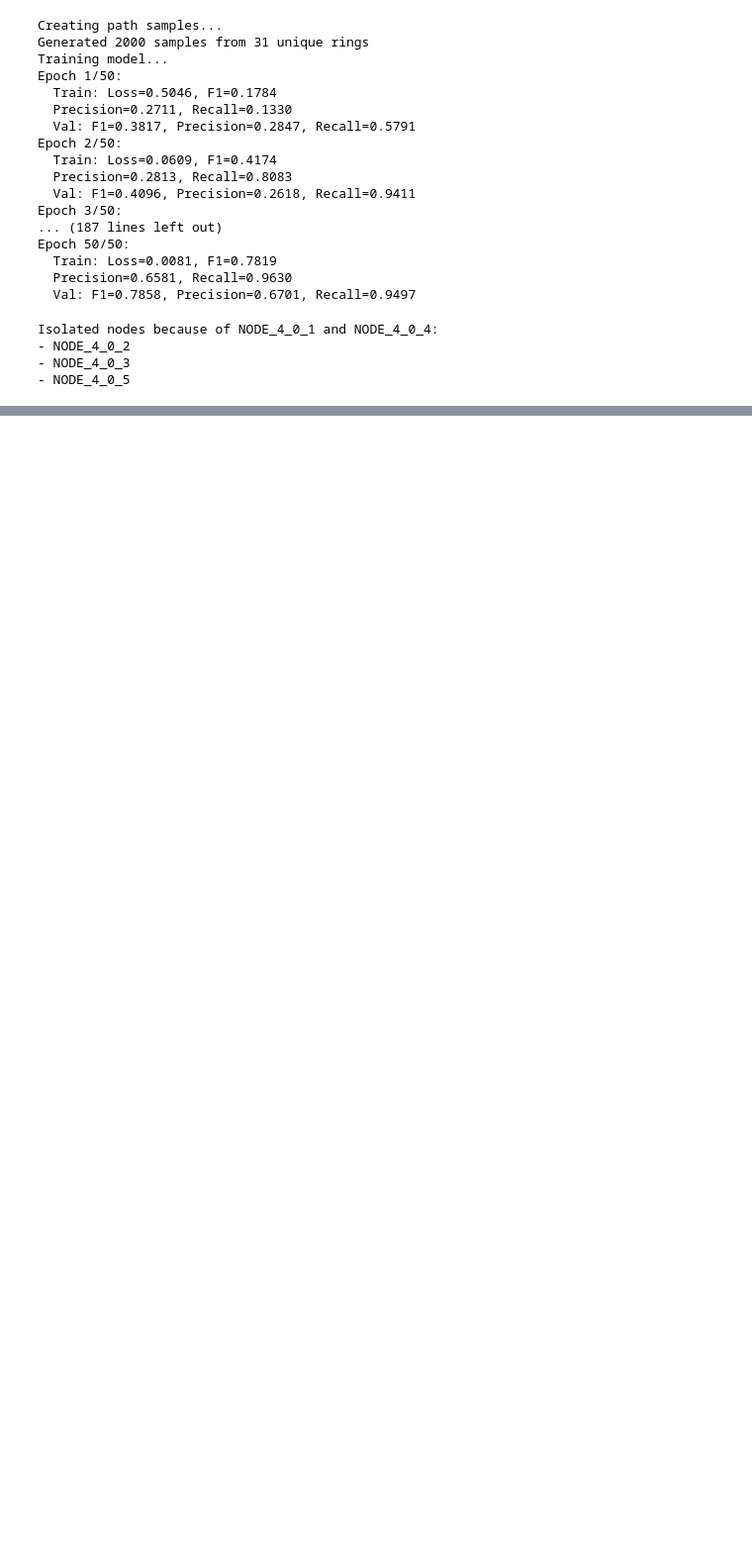
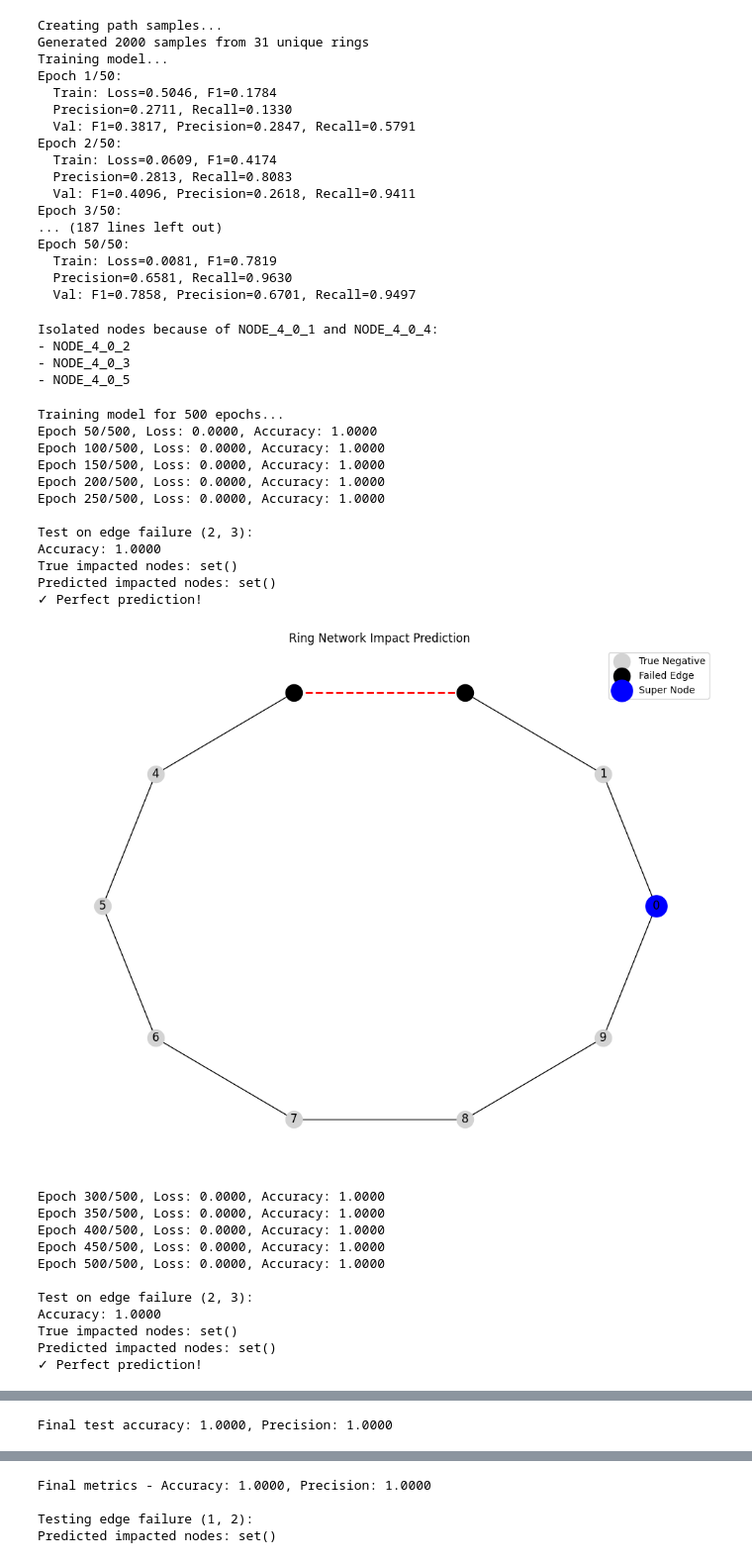
Before and after one commit to hashil7/alarm_rca, a Jupyter notebook: gnnv3.ipynb, the cells around one changed output, grey strips where cells are left out. Shown at 99% size. Saved outputs shown, nothing was run; the diff lists cells and outputs as text; code cells hidden in the pictures; blank space fills up the shorter version.

Commit message:
feedback-model

```diff
--- a/gnnv3.ipynb
+++ b/gnnv3.ipynb
@@ -2079,0 +2484,40 @@ Isolated nodes because of NODE_4_0_1 and NODE_4_0_4:
+# %%
+# Create a trainer for a 10-node ring
+trainer = RingNetworkTrainer(num_nodes=10, super_node_id=0)
+
+# Train the model with more epochs to achieve 100% precision
+accuracy, precision = trainer.train(num_epochs=500, batch_size=32, test_interval=50)
+
+print(f"Final metrics - Accuracy: {accuracy:.4f}, Precision: {precision:.4f}")
+
+# Test on a few specific edge failures
+for edge in [(1, 2), (4, 5), (7, 8)]:
+    print(f"\nTesting edge failure {edge}:")
+    impacted = trainer.predict_impact(edge)
+    print(f"Predicted impacted nodes: {impacted}")
+    trainer.visualize_prediction(edge)
+# %% [output]
+Training model for 500 epochs...
+Epoch 50/500, Loss: 0.0000, Accuracy: 1.0000
+Epoch 100/500, Loss: 0.0000, Accuracy: 1.0000
+Epoch 150/500, Loss: 0.0000, Accuracy: 1.0000
+Epoch 200/500, Loss: 0.0000, Accuracy: 1.0000
+Epoch 250/500, Loss: 0.0000, Accuracy: 1.0000
+
+Test on edge failure (2, 3):
+Accuracy: 1.0000
+True impacted nodes: set()
+Predicted impacted nodes: set()
+✓ Perfect prediction!
+[figure, added]
+Epoch 300/500, Loss: 0.0000, Accuracy: 1.0000
+Epoch 350/500, Loss: 0.0000, Accuracy: 1.0000
+Epoch 400/500, Loss: 0.0000, Accuracy: 1.0000
+Epoch 450/500, Loss: 0.0000, Accuracy: 1.0000
+Epoch 500/500, Loss: 0.0000, Accuracy: 1.0000
+
+Test on edge failure (2, 3):
+Accuracy: 1.0000
+True impacted nodes: set()
+Predicted impacted nodes: set()
+✓ Perfect prediction!
@@ -2079,0 +2525 @@ Isolated nodes because of NODE_4_0_1 and NODE_4_0_4:
+Final test accuracy: 1.0000, Precision: 1.0000
@@ -2079,0 +2527,4 @@ Isolated nodes because of NODE_4_0_1 and NODE_4_0_4:
+Final metrics - Accuracy: 1.0000, Precision: 1.0000
+
+Testing edge failure (1, 2):
+Predicted impacted nodes: set()
```
Also changed, not shown: parts of 89 cells of this notebook.
